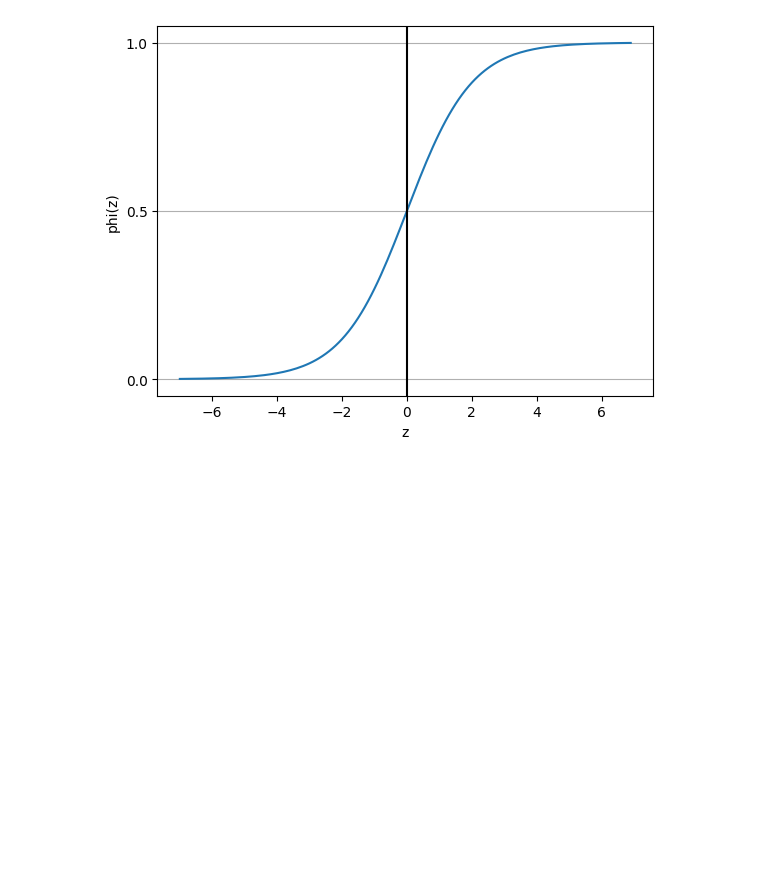
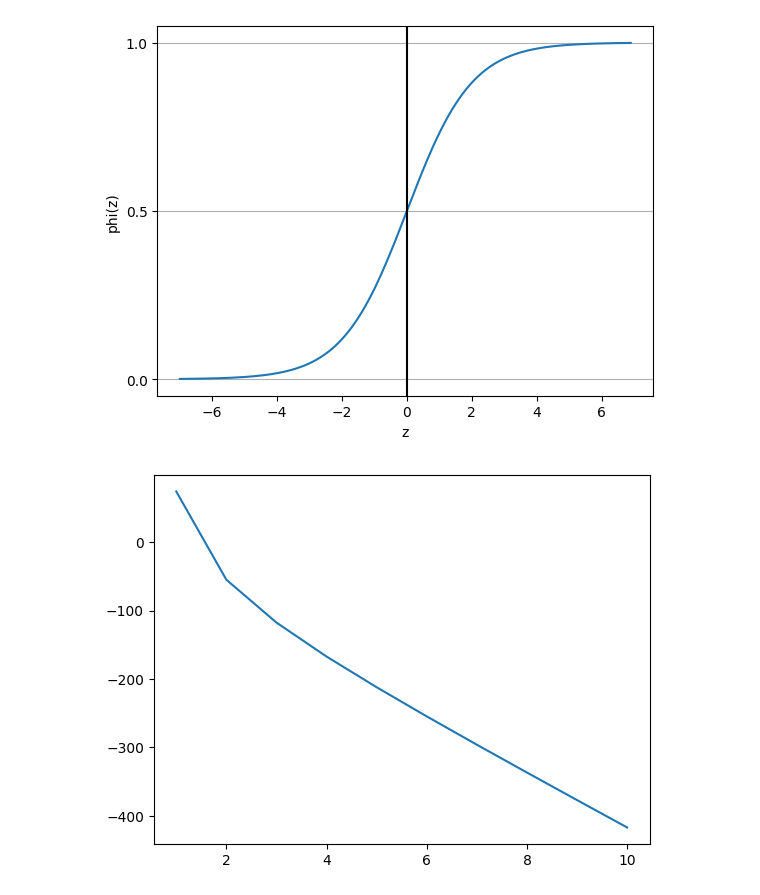
Before and after one commit to arun477/deep_learning_portal, a Jupyter notebook: nbs/07_38_logistic_regression_test1.ipynb, the cells around one changed output. Saved outputs shown, nothing was run; the diff lists cells and outputs as text; code cells hidden in the pictures; blank space fills up the shorter version.

```diff
--- a/nbs/07_38_logistic_regression_test1.ipynb
+++ b/nbs/07_38_logistic_regression_test1.ipynb
@@ -67,25 +67,32 @@ plt.show()
 [figure]
 # %%
 class LogisticRegressionGD:
-    def __init__(self, niter=10, eta=0.1):
+    def __init__(self, niter=10, eta=0.01):
         self.eta = eta
         self.niter = niter
 
     def fit(self, X, y):
-        self.w_ = np.random.normal(loc=0.0, scale=1.0, size=X.shape[1]+1)
+        self.w_ = np.random.normal(loc=0.0, scale=0.01, size=X.shape[1]+1)
         self.costs_ = []
         for _ in range(self.niter):
             output = self.act_fn(self.net_input(X))
             diff = y - output
             self.w_[1:] += self.eta * X.T.dot(diff)
             self.w_[0] += self.eta * diff.sum()
-            cost = (-y.dot(np.log(output)))-((1-y).dot(np.log(1-output)))
+            cost = (-y.dot(np.log(output))-(1-y).dot(np.log(1-output)))
+            self.costs_.append(cost)
 
-    def act_fn(self, x):
-        return (1.0/(np.exp(-np.clip(x, -250, 250))))
+    def act_fn(self, z):
+        return 1./(1.+np.exp(-np.clip(z, -250, 250)))
 
     def net_input(self, x):
-        return X.dot(self.w_[1:]) + self.w_[0]
+        return np.dot(x, self.w_[1:]) + self.w_[0]
 
     def predict(self, x):
         return np.where(self.net_input(x) >=0.0, 1, -1)
+# %%
+lrg = LogisticRegressionGD()
+lrg.fit(X_train_std, y_train)
+plt.plot(range(1, len(lrg.costs_)+1), lrg.costs_);
+# %% [output]
+[figure, added]
```
Also changed, not shown: parts of 1 cell of this notebook.
